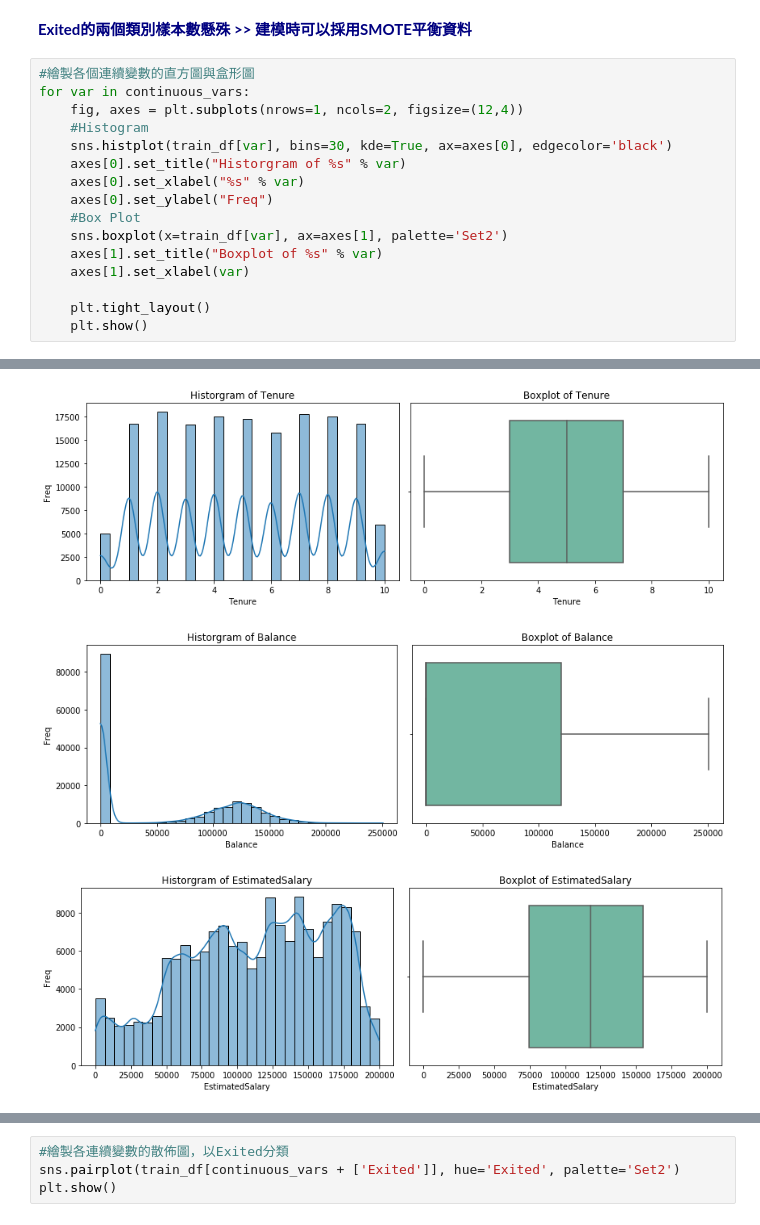
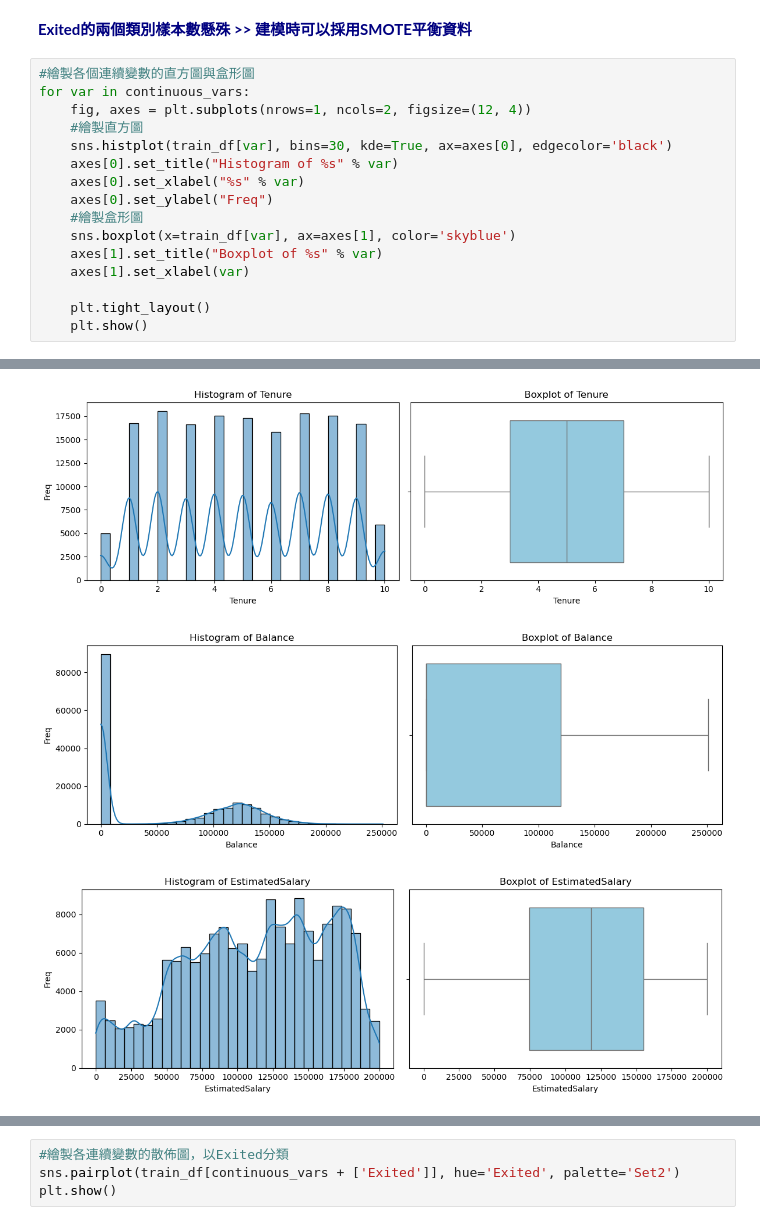
Before and after one commit to IamTingYi/KaggleCompetition, a Jupyter notebook: Binary_Classification_with_a_Bank_Churn_Dataset.ipynb, the cells around one changed output, grey strips where cells are left out. Cells and saved outputs as stored; diff of their text form.

```diff
--- a/Binary_Classification_with_a_Bank_Churn_Dataset.ipynb
+++ b/Binary_Classification_with_a_Bank_Churn_Dataset.ipynb
@@ -140,14 +154,14 @@ Exited的兩個類別樣本數懸殊 >> 建模時可以採用SMOTE平衡資料
 # %%
 #繪製各個連續變數的直方圖與盒形圖
 for var in continuous_vars:
-    fig, axes = plt.subplots(nrows=1, ncols=2, figsize=(12,4))
-    #Histogram
+    fig, axes = plt.subplots(nrows=1, ncols=2, figsize=(12, 4))
+    #繪製直方圖
     sns.histplot(train_df[var], bins=30, kde=True, ax=axes[0], edgecolor='black')
-    axes[0].set_title("Historgram of %s" % var)
+    axes[0].set_title("Histogram of %s" % var)
     axes[0].set_xlabel("%s" % var)
     axes[0].set_ylabel("Freq")
-    #Box Plot
-    sns.boxplot(x=train_df[var], ax=axes[1], palette='Set2')
+    #繪製盒形圖
+    sns.boxplot(x=train_df[var], ax=axes[1], color='skyblue')
     axes[1].set_title("Boxplot of %s" % var)
     axes[1].set_xlabel(var)
 
@@ -159,4 +173,4 @@ for var in continuous_vars:
-[figure, old version]
+[figure, new version]
-[figure, old version]
+[figure, new version]
-[figure, old version]
+[figure, new version]
 # %%
```
Also changed, not shown: parts of 71 cells of this notebook.
